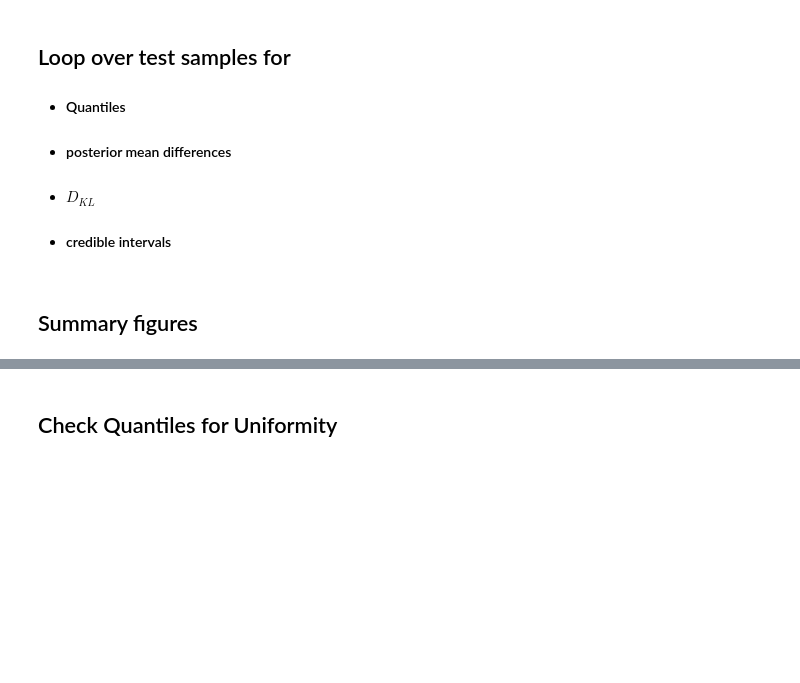
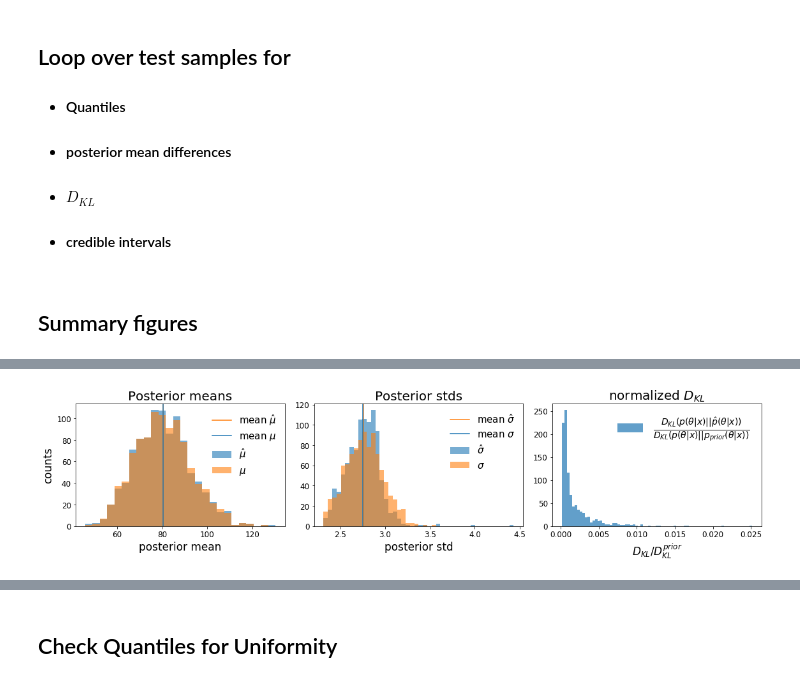
Before and after one commit to janfb/mcabc, a Jupyter notebook: notebooks/ModelComparison_ToyExample_PosteriorChecksPoisson.ipynb, the cells around one changed output, grey strips where cells are left out. Saved outputs shown, nothing was run; the diff lists cells and outputs as text; code cells hidden in the pictures; blank space fills up the shorter version.

```diff
--- a/notebooks/ModelComparison_ToyExample_PosteriorChecksPoisson.ipynb
+++ b/notebooks/ModelComparison_ToyExample_PosteriorChecksPoisson.ipynb
@@ -244,32 +287,34 @@ with tqdm.tqdm(total=ntest) as pbar:
 # %%
-fig, axes = plt.subplots(1, 3, sharey=False, figsize=(18, 5))
+fig2, axes = plt.subplots(1, 3, sharey=False, figsize=(16, 4))
 axes = axes.reshape(1, -1)
 n, bins, p = axes[0, 0].hist(mus_hat, bins='auto', label=r'$\hat{\mu}$', alpha=0.6)
 axes[0, 0].hist(mus_exact, bins=bins, label=r'$\mu$', alpha=0.6)
 axes[0, 0].set_title('Posterior means'.format(ntest))
 axes[0, 0].axvline(x=mus_exact.mean(), label='mean $\hat{\mu}$', color='C1');
 axes[0, 0].axvline(x=mus_hat.mean(), label='mean $\mu$', color='C0');
 axes[0, 0].legend()
 axes[0, 0].set_xlabel(r'posterior mean')
 axes[0, 0].set_ylabel('counts');
 
 n, bins, p = axes[0, 1].hist(stds_hat, bins='auto', label=r'$\hat{\sigma}$', alpha=0.6)
 axes[0, 1].hist(stds_exact, bins=bins, label=r'$\sigma$', alpha=0.6)
 
 axes[0, 1].set_title('Posterior stds'.format(ntest))
 
 axes[0, 1].axvline(x=stds_exact.mean(), label='mean $\hat{\sigma}$', color='C1');
 axes[0, 1].axvline(x=stds_hat.mean(), label='mean $\sigma$', color='C0');
 
 axes[0, 1].legend()
 axes[0, 1].set_xlabel(r'posterior std')
 
-n, bins, patches = axes[0, 2].hist(dkl_ratios[:-100], bins=100, alpha=0.7,
-                                   label=r'$\frac{D_{KL}(p(\theta | x)||\hat{p}(\theta | x))}{ D_{KL}(p(\theta | x)||p_{MLE}(\theta | x))}$')
+n, bins, patches = axes[0, 2].hist(dkl_ratios, bins='auto', alpha=0.7,
+                                   label=r'$\frac{D_{KL}(p(\theta | x)||\hat{p}(\theta | x))}{ D_{KL}(p(\theta | x)||p_{prior}(\theta | x))}$')
 # axes[0, 2].set_title(r'Histogram of $\frac{D_{KL}(p(\theta | x)||\hat{p}(\theta | x))}{ H(p(\theta | x))}$ ')
 axes[0, 2].set_title(r'normalized $D_{KL}$')
-axes[0, 2].set_xlabel(r'$D_{KL} / H$')
+axes[0, 2].set_xlabel(r'$D_{KL} / D_{KL}^{prior}$')
 axes[0, 2].legend(fontsize=20)
 
 plt.tight_layout();
+# %% [output]
+[figure, added]
 # %%
```
Also changed, not shown: parts of 13 cells of this notebook.
